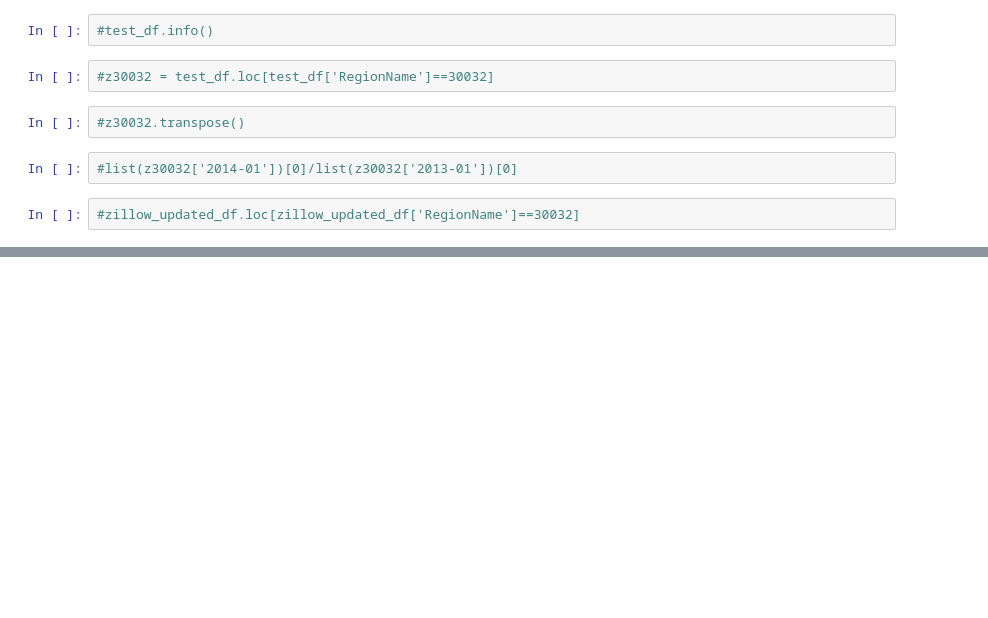
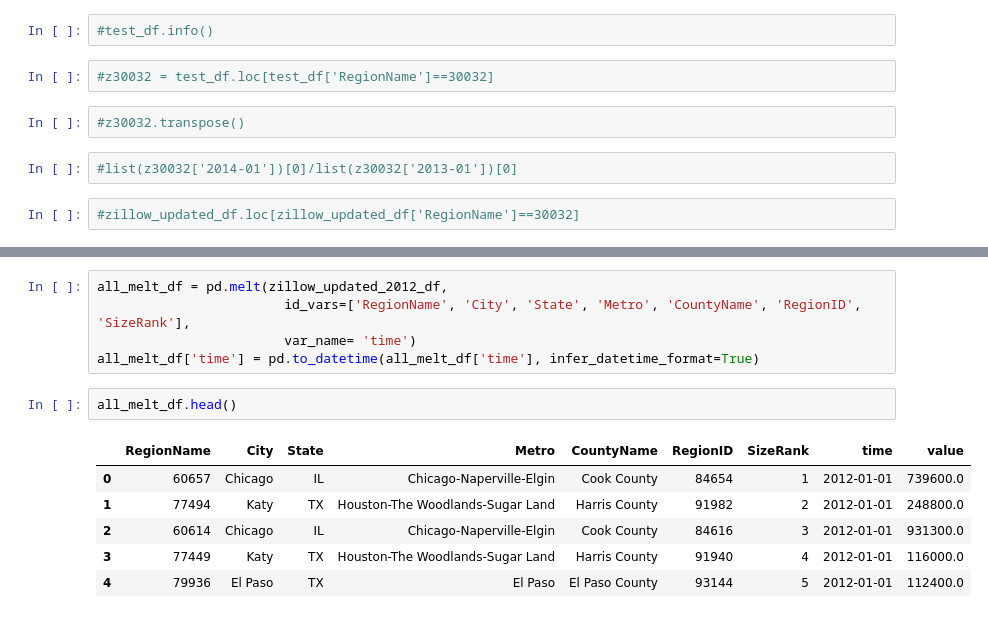
Before and after one commit to nedaresa/Recommending-Real-Estate-Investments-Using-Time-Series-Models, a Jupyter notebook: updated_zillow_data.ipynb, the cells around one changed output, grey strips where cells are left out. Saved outputs shown, nothing was run; the diff lists cells and outputs as text; blank space fills up the shorter version.

```diff
--- a/updated_zillow_data.ipynb
+++ b/updated_zillow_data.ipynb
@@ -173,0 +193,14 @@ train_melt_df.head(15)
+# %%
+all_melt_df = pd.melt(zillow_updated_2012_df,
+                        id_vars=['RegionName', 'City', 'State', 'Metro', 'CountyName', 'RegionID', 'SizeRank'],
+                        var_name= 'time')
+all_melt_df['time'] = pd.to_datetime(all_melt_df['time'], infer_datetime_format=True)
+# %%
+all_melt_df.head()
+# %% [output]
+|  | RegionName | City | State | Metro | CountyName | RegionID | SizeRank | time | value |
+| 0 | 60657 | Chicago | IL | Chicago-Naperville-Elgin | Cook County | 84654 | 1 | 2012-01-01 | 739600.0 |
+| 1 | 77494 | Katy | TX | Houston-The Woodlands-Sugar Land | Harris County | 91982 | 2 | 2012-01-01 | 248800.0 |
+| 2 | 60614 | Chicago | IL | Chicago-Naperville-Elgin | Cook County | 84616 | 3 | 2012-01-01 | 931300.0 |
+| 3 | 77449 | Katy | TX | Houston-The Woodlands-Sugar Land | Harris County | 91940 | 4 | 2012-01-01 | 116000.0 |
+| 4 | 79936 | El Paso | TX | El Paso | El Paso County | 93144 | 5 | 2012-01-01 | 112400.0 |
```
Also changed, not shown: parts of 4 cells of this notebook.
